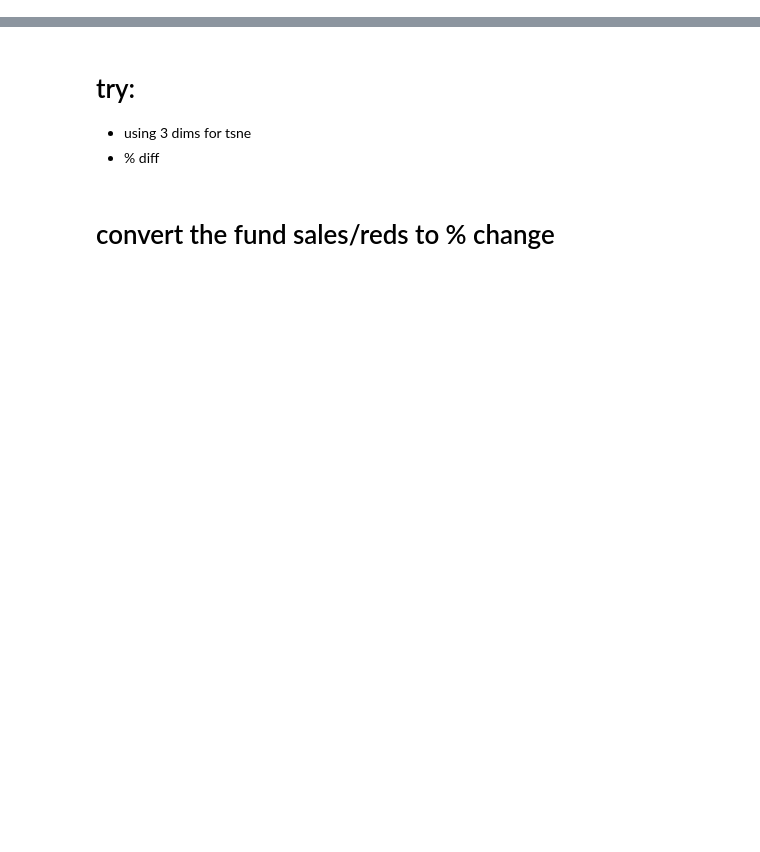
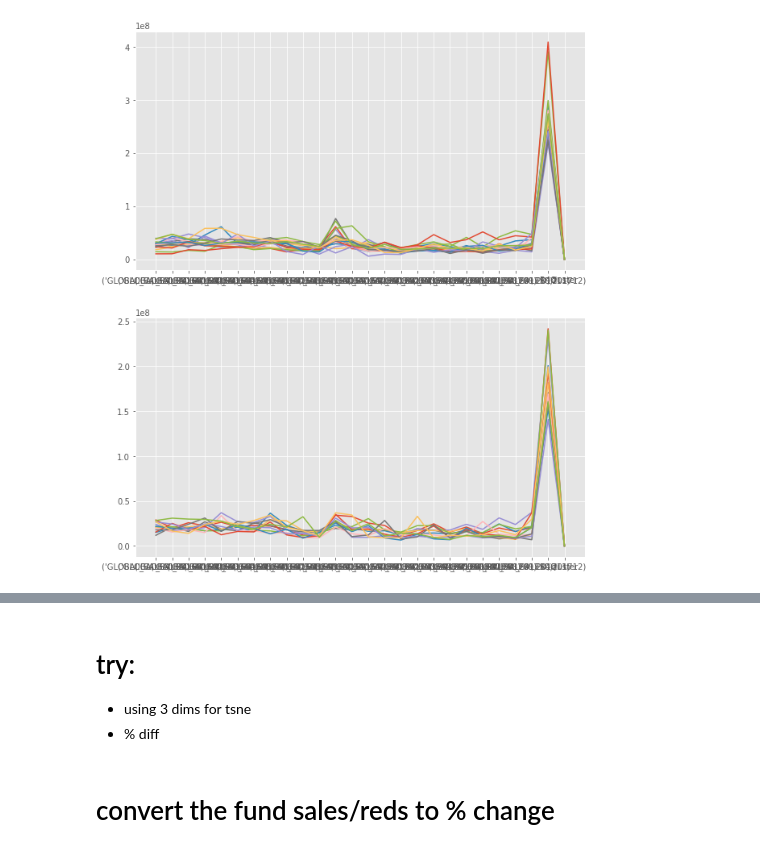
Before and after one commit to frechfrechfrech/Mutual-Fund-Market-Clusters, a Jupyter notebook: Initial Data Exploration.ipynb, the cells around one changed output, grey strips where cells are left out. Drawn from its saved outputs; the diff is of its cells as text; code cells hidden in the pictures; blank space fills up the shorter version.

```diff
--- a/Initial Data Exploration.ipynb
+++ b/Initial Data Exploration.ipynb
@@ -149,0 +266,17 @@ sns.lmplot(x='pca_one', y ='pca_two', data = p2.df_tsne, hue = 'Morningstar Cate
+# %%
+# plot all the funds in cluster 12
+cluster12 = fundid_tp[fundid_tp['cluster']==12]
+cluster11 = fundid_tp[fundid_tp['cluster']==11]
+fig, ax = plt.subplots(2,1,figsize=(10,12))
+
+for i in range(cluster12.shape[0]):
+    y = cluster12.iloc[i,3:29].values
+    x = cluster12.columns[3:29]
+    ax[0].plot(x,y)
+
+for i in range(cluster11.shape[0]):
+    y = cluster11.iloc[i,3:29].values
+    x = cluster11.columns[3:29]
+    ax[1].plot(x,y)
+# %% [output]
+[figure, added]
```
Also changed, not shown: parts of 48 cells of this notebook.
